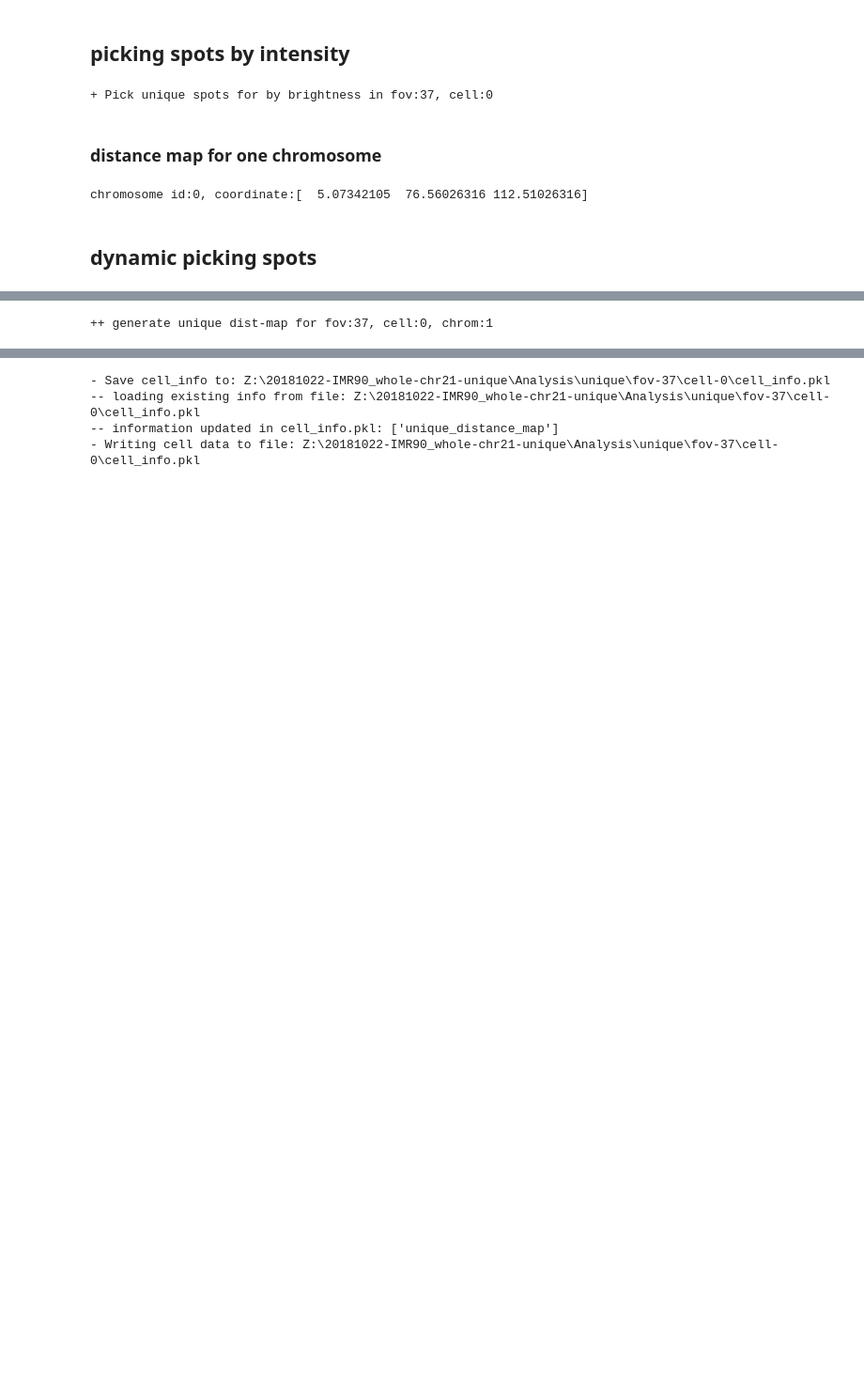
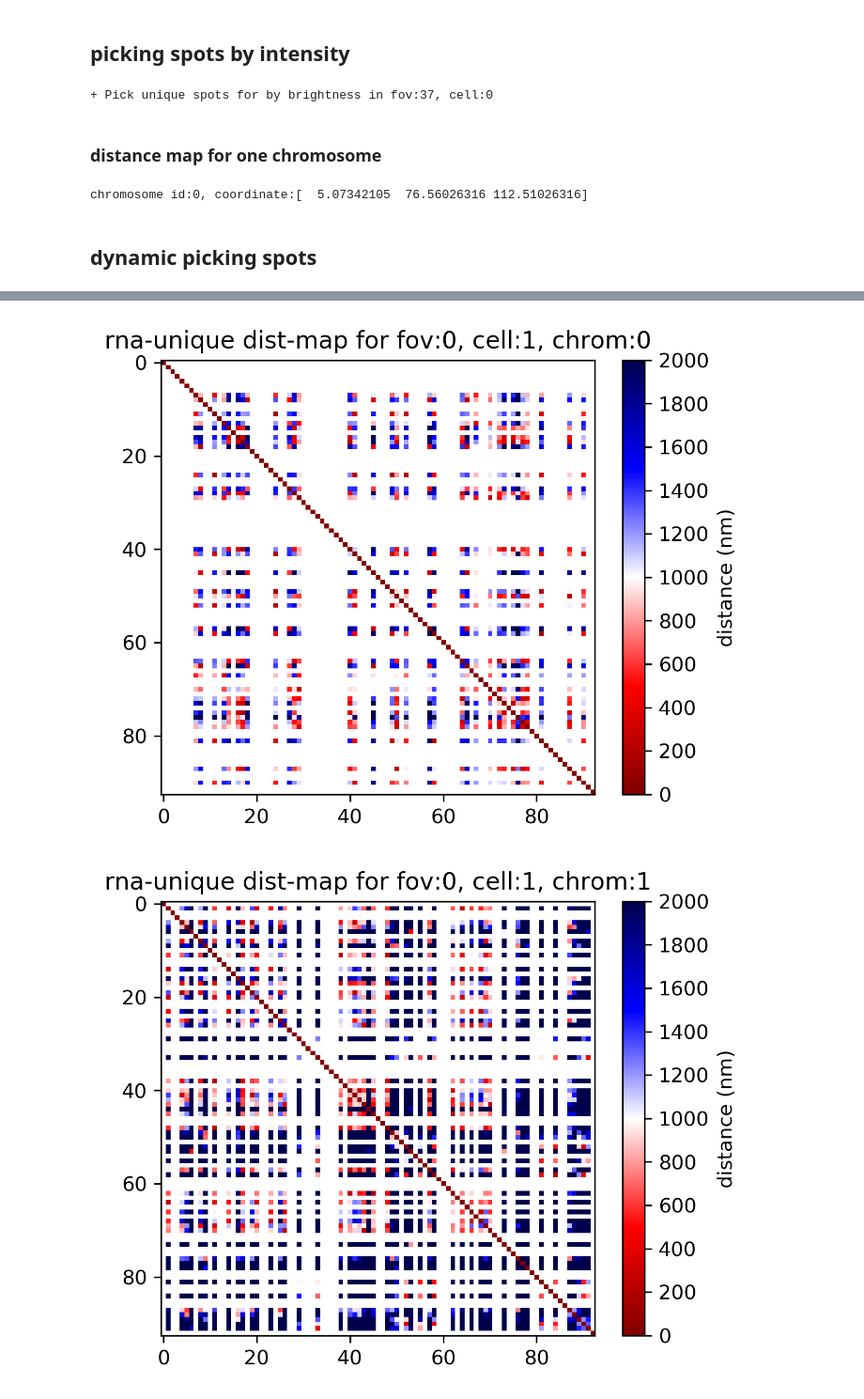
Before and after one commit to zhengpuas47/ImageAnalysis3, a Jupyter notebook: examples/20190127-sequential_Cell_Data_RNA_Example.ipynb, the cells around one changed output, grey strips where cells are left out. Shown at 94% size. Saved outputs shown, nothing was run; the diff lists cells and outputs as text; code cells hidden in the pictures; blank space fills up the shorter version.

```diff
--- a/examples/20190127-sequential_Cell_Data_RNA_Example.ipynb
+++ b/examples/20190127-sequential_Cell_Data_RNA_Example.ipynb
@@ -33,19 +34,19 @@ reload(ia.External.Fitting_v3)
 # %% [markdown]
 ## create cell_data class and load basic info
 # %%
-fov_id = 36
-cell_id = 20
+fov_id = 0
+cell_id = 3
 # specify initialization parameters:
-
 param = {'data_folder':r'Y:\20190302_IMR90_CTP05_intronFISH',
          'fov_id': fov_id,
          'cell_id': cell_id,
-         'save_folder':r'\\chem-zhuanglab\SSD_01\20190302_intronicRNA_unique',
+         #'save_folder':r'I:\Pu_temp\RNA',
+         'save_folder': r'\\chem-zhuanglab\SSD_01\20190302_intronicRNA_unique',
          'num_threads': 18,
          'correction_folder':r'I:\Corrections',
          };
 # initialize cell_data class:
-rna = ia.classes.Cell_Data(param)
+rna = ia.classes.Cell_Data(param, _color_filename='Color_Usage_test')
 # %% [output]
 Get Folder Names: (ia.get_img_info.get_folders)
 - Number of folders: 33
@@ -222,3 +305,4 @@ dynamic_picked_pts = rna._dynamic_picking_spots('unique', _w_dist=1)
 # %%
-distmaps = rna._generate_distance_map('unique',_limits=[0,2000])
+%matplotlib inline
+distmaps = rna._generate_distance_map('rna-unique',_limits=[0,2000])
 # %% [output]
@@ -228 +314,0 @@ distmaps = rna._generate_distance_map('unique',_limits=[0,2000])
-++ generate unique dist-map for fov:37, cell:0, chrom:1
@@ -231,4 +315,2 @@ distmaps = rna._generate_distance_map('unique',_limits=[0,2000])
-- Save cell_info to: Z:\20181022-IMR90_whole-chr21-unique\Analysis\unique\fov-37\cell-0\cell_info.pkl
--- loading existing info from file: Z:\20181022-IMR90_whole-chr21-unique\Analysis\unique\fov-37\cell-0\cell_info.pkl
--- information updated in cell_info.pkl: ['unique_distance_map']
-- Writing cell data to file: Z:\20181022-IMR90_whole-chr21-unique\Analysis\unique\fov-37\cell-0\cell_info.pkl
+[figure, added]
+[figure, added]
```
Also changed, not shown: parts of 17 cells of this notebook.
